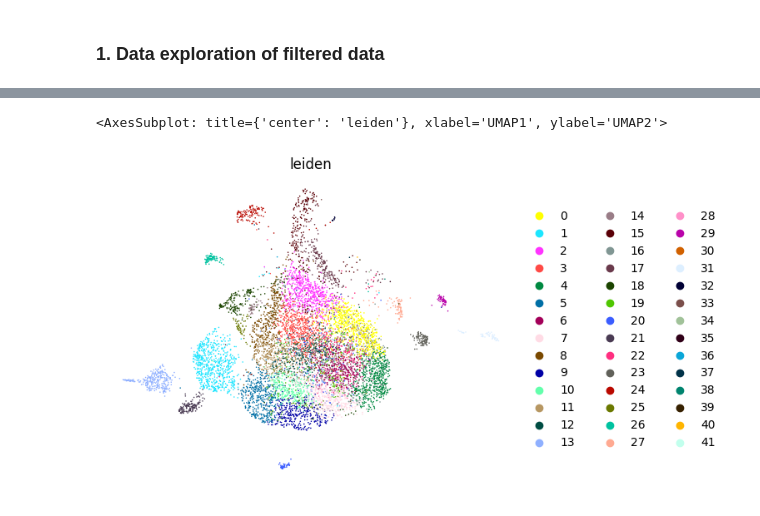
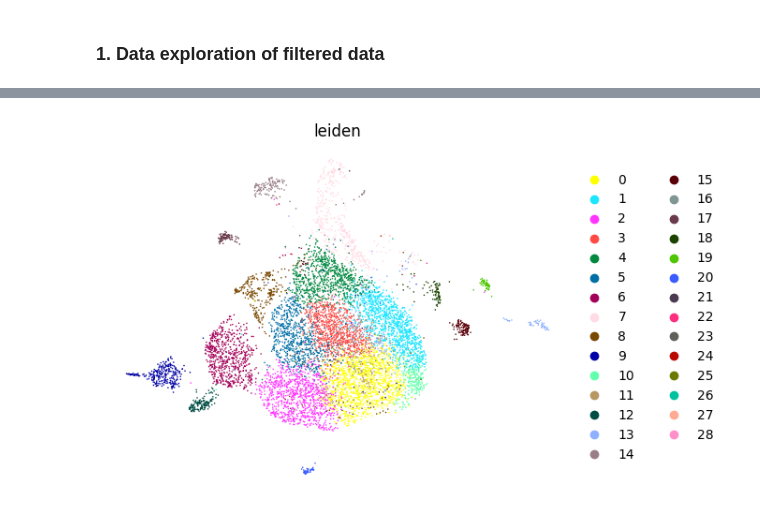
Before and after one commit to vitkl/cell2state_tf_activation, a Jupyter notebook: scripts/Kevin/20230127_crispra.ipynb, the cells around one changed output, grey strips where cells are left out. Drawn from its saved outputs; the diff is of its cells as text; code cells hidden in the pictures.

```diff
--- a/scripts/Kevin/20230127_crispra.ipynb
+++ b/scripts/Kevin/20230127_crispra.ipynb
@@ -47,15 +36,14 @@ AnnData object with n_obs × n_vars = 11814 × 15991
 # %%
 # Leiden clustering with resolution 2
-sc.tl.leiden(adata_pertubed, resolution=2)
+sc.tl.leiden(adata_pertubed, resolution=1)
 # Plot UMAP
 sc.pl.umap(adata_pertubed, color=['leiden'],
            color_map = 'RdPu', ncols = 3, #legend_loc='on data',
            size=5,
            legend_fontsize=10,
            frameon=False,
            show=False
            )
-#plt.savefig(f'{figures_folder}{today}_leiden_res_2.pdf')
+plt.savefig(f'{figures_folder}{today}_perturbed_leiden_res_1.pdf')
 # %% [output]
-<AxesSubplot: title={'center': 'leiden'}, xlabel='UMAP1', ylabel='UMAP2'>
-[figure, old version]
+[figure, new version]
```
Also changed, not shown: parts of 6 cells of this notebook, 2 other files.
